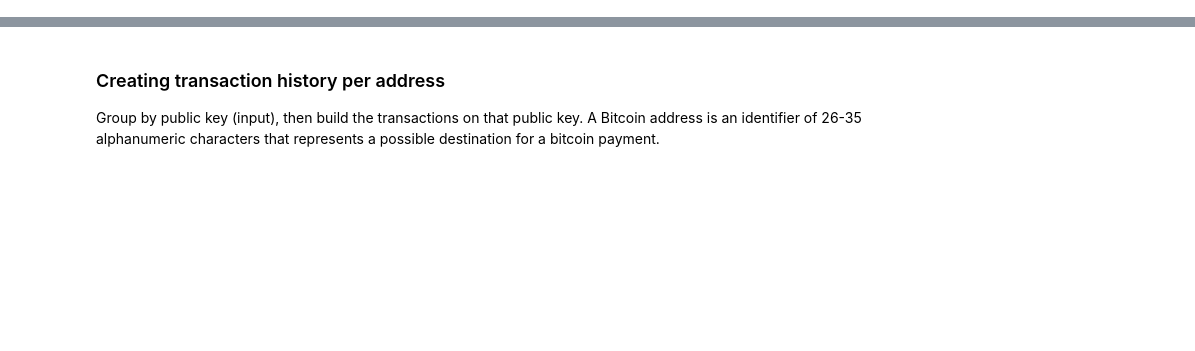
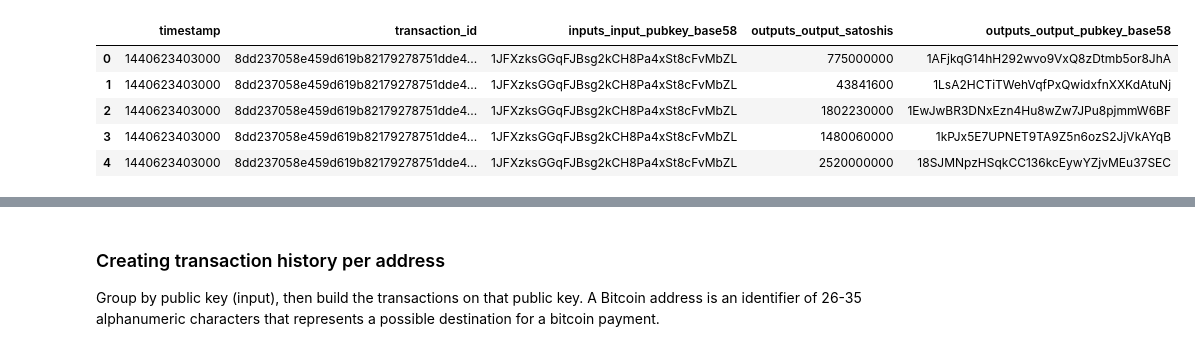
Before and after one commit to timbo112711/Risk-Scoring-for-Cryptocurrency-Transactions-on-the-Blockchain---MSDS-Capstone, a Jupyter notebook: Code/Blockchain.ipynb, the cells around one changed output, grey strips where cells are left out. Cells and saved outputs as stored; diff of their text form; code cells hidden in the pictures; blank space fills up the shorter version.

```diff
--- a/Code/Blockchain.ipynb
+++ b/Code/Blockchain.ipynb
@@ -57,0 +103,10 @@ transaction
+# %%
+address8 = gbq.read_gbq('SELECT timestamp, transaction_id, inputs.input_pubkey_base58, outputs.output_satoshis, outputs.output_pubkey_base58 FROM (FLATTEN(Capstone_Dataset.transactions_copy, outputs.output_satoshis)) WHERE inputs.input_pubkey_base58 == "1JFXzksGGqFJBsg2kCH8Pa4xSt8cFvMbZL"', projectid)
+address8.head()
+# %% [output]
+|  | timestamp | transaction_id | inputs_input_pubkey_base58 | outputs_output_satoshis | outputs_output_pubkey_base58 |
+| 0 | 1440623403000 | 8dd237058e459d619b82179278751dde4... | 1JFXzksGGqFJBsg2kCH8Pa4xSt8cFvMbZL | 775000000 | 1AFjkqG14hH292wvo9VxQ8zDtmb5or8JhA |
+| 1 | 1440623403000 | 8dd237058e459d619b82179278751dde4... | 1JFXzksGGqFJBsg2kCH8Pa4xSt8cFvMbZL | 43841600 | 1LsA2HCTiTWehVqfPxQwidxfnXXKdAtuNj |
+| 2 | 1440623403000 | 8dd237058e459d619b82179278751dde4... | 1JFXzksGGqFJBsg2kCH8Pa4xSt8cFvMbZL | 1802230000 | 1EwJwBR3DNxEzn4Hu8wZw7JPu8pjmmW6BF |
+| 3 | 1440623403000 | 8dd237058e459d619b82179278751dde4... | 1JFXzksGGqFJBsg2kCH8Pa4xSt8cFvMbZL | 1480060000 | 1kPJx5E7UPNET9TA9Z5n6ozS2JjVkAYqB |
+| 4 | 1440623403000 | 8dd237058e459d619b82179278751dde4... | 1JFXzksGGqFJBsg2kCH8Pa4xSt8cFvMbZL | 2520000000 | 18SJMNpzHSqkCC136kcEywYZjvMEu37SEC |
```
Also changed, not shown: parts of 25 cells of this notebook.
